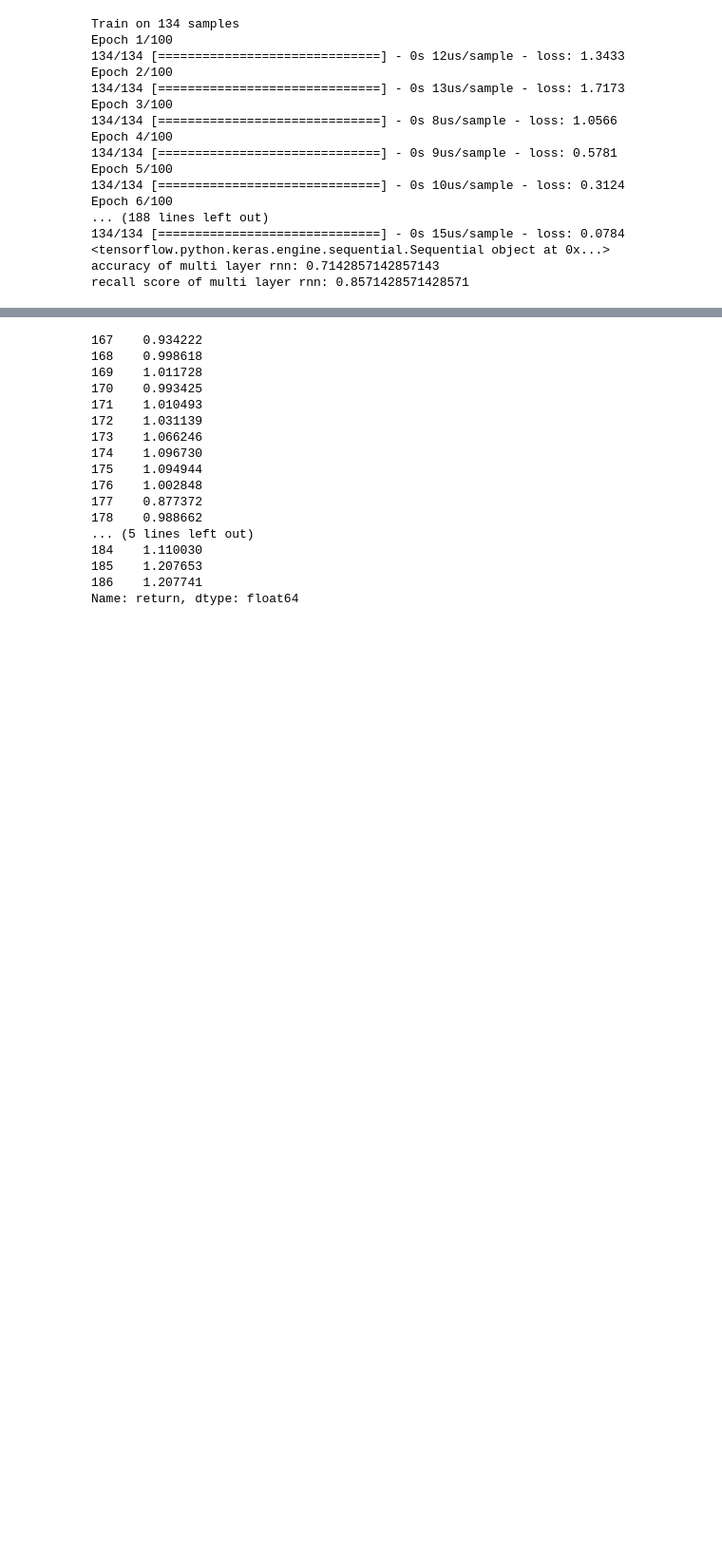
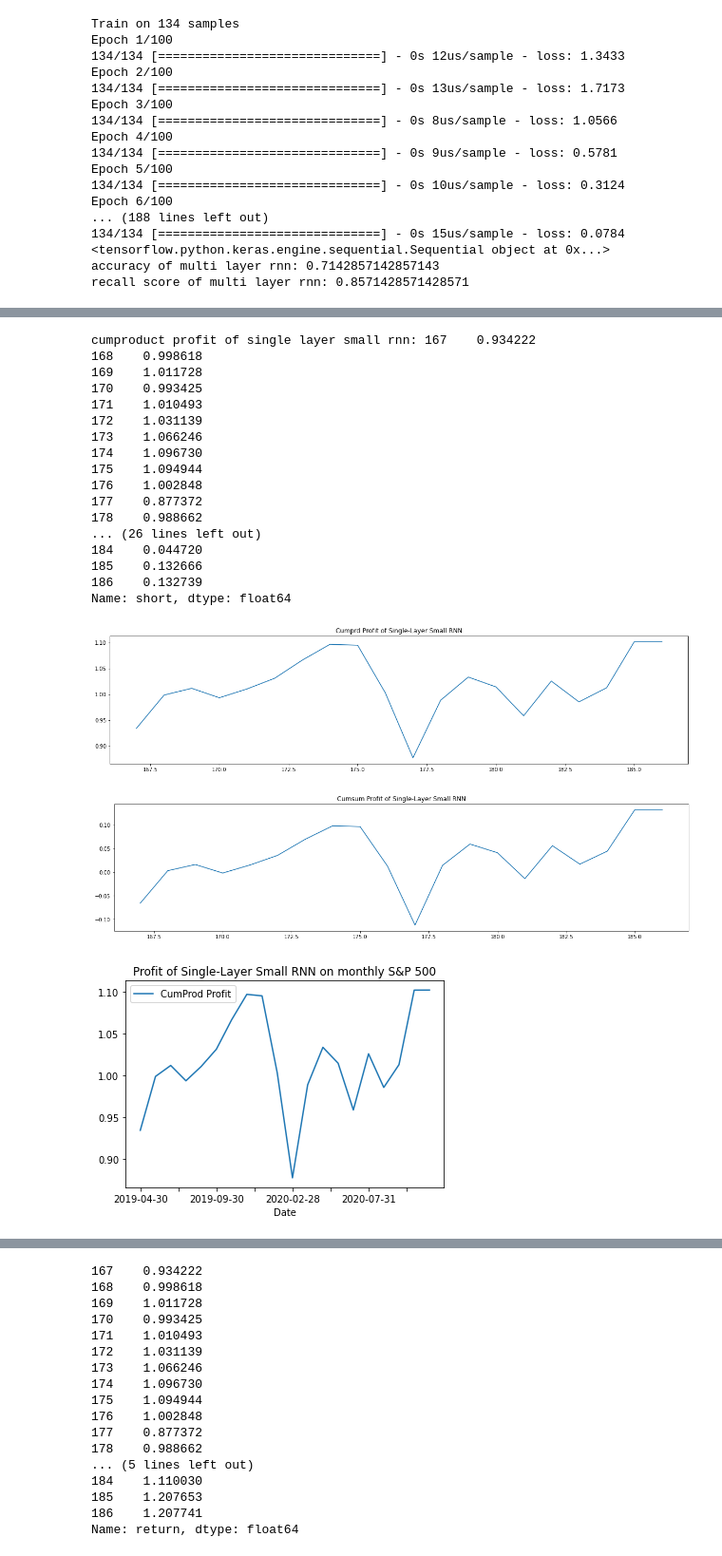
Before and after one commit to CeciSC/LSTMEquityIndexPrediction, a Jupyter notebook: sp500_RNN_monthly.ipynb, the cells around one changed output, grey strips where cells are left out. Shown at 95% size. Cells and saved outputs as stored; diff of their text form; code cells hidden in the pictures; blank space fills up the shorter version.

Commit message:
add plot

```diff
--- a/sp500_RNN_monthly.ipynb
+++ b/sp500_RNN_monthly.ipynb
@@ -412,6 +412,57 @@ df.iloc[2495:,:]
 | 2512 | 12/26/19 | 3239.909912 | 3227.199951 | 3240.080078 | 3227.199951 | 2.160680e+09 | 3223.379883 | 3224.010010 | 3221.219971 | 3222.778 | 3202.637 | ... |
 | 2513 | 12/27/19 | 3240.020020 | 3247.229980 | 3247.929932 | 3234.370117 | 2.428670e+09 | 3239.909912 | 3223.379883 | 3224.010010 | 3229.708 | 3209.782 | ... |
 | 2514 | 12/30/19 | 3221.290039 | 3240.090088 | 3240.919922 | 3216.570068 | 3.013290e+09 | 3240.020020 | 3239.909912 | 3223.379883 | 3229.722 | 3215.031 | ... |
+# %%
+date = df.iloc[167:, :]['Date']
+res=pd.DataFrame(columns=['return','signal','multiply','-signal'],index=ret.index)
+res['return']=ret
+res['signal']=single_layer_small_rnn_preds[:-1]
+res['-signal']=1
+res['multiply']=res['return']*res['signal']+res['-signal']
+res['sum']=res['return']*res['signal']
+res['short']=(res['signal']-1/2)*2*res['return']
+cumpprofit=res['short']+1
+cumpprofit=cumpprofit.cumprod()
+print('cumproduct profit of single layer small rnn:', cumpprofit)
+cumsprofit=res['short']
+cumsprofit=cumsprofit.cumsum()
+print('cumsum profit of single layer small rnn:', cumsprofit)
+fig = plt.figure(figsize=(20,10))
+ax0 = fig.add_subplot(2,1,1)
+ax0.plot(cumpprofit)
+ax0.set_title('Cumprd Profit of Single-Layer Small RNN')
+plt.show()
+fig = plt.figure(figsize=(20,10))
+ax1 = fig.add_subplot(2,1,1)
+ax1.plot(cumsprofit)
+ax1.set_title('Cumsum Profit of Single-Layer Small RNN')
+plt.show()
+profit_df = pd.DataFrame(columns=['Date', 'profit'])
+profit_df['Date'] = date
+profit_df['CumProd Profit'] = cumpprofit.values
+profit_df.plot(x = 'Date', y = 'CumProd Profit', title = 'Profit of Single-Layer Small RNN on monthly S&P 500')
+plt.show()
+# %% [output]
+cumproduct profit of single layer small rnn: 167    0.934222
+168    0.998618
+169    1.011728
+170    0.993425
+171    1.010493
+172    1.031139
+173    1.066246
+174    1.096730
+175    1.094944
+176    1.002848
+177    0.877372
+178    0.988662
+... (26 lines left out)
+184    0.044720
+185    0.132666
+186    0.132739
+Name: short, dtype: float64
+[figure, added]
+[figure, added]
+[figure, added]
 # %%
 res=pd.DataFrame(columns=['return','signal','multiply','-signal'],index=ret.index)
 res['return']=ret
```
Also changed, not shown: parts of 4 cells of this notebook.
